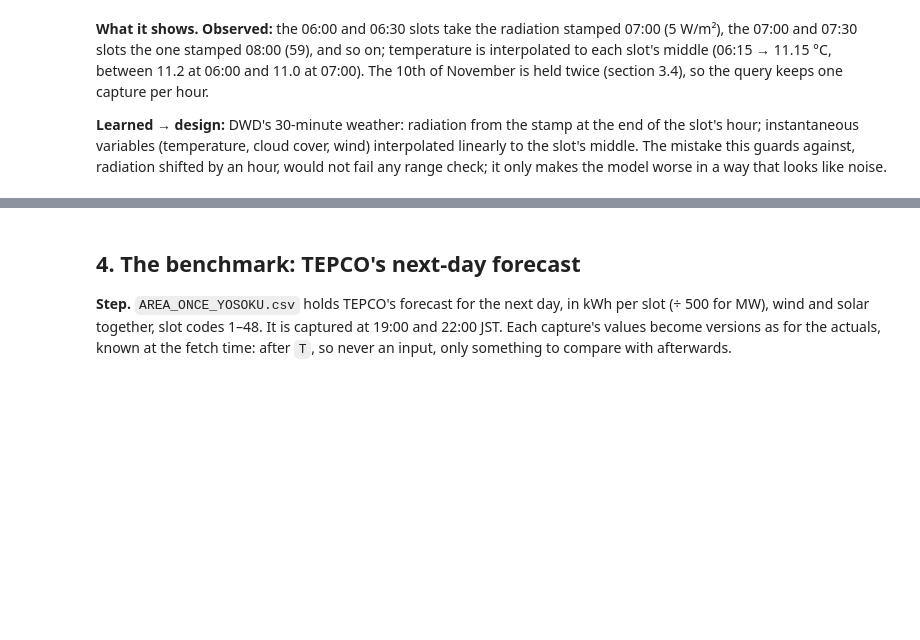
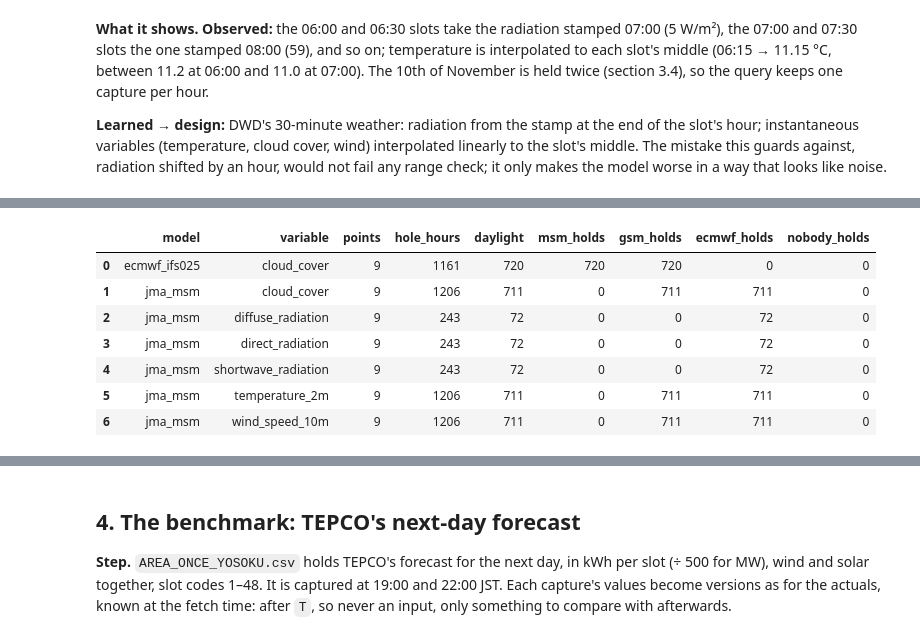
Before and after one commit to iahsanujunda/jtf, a Jupyter notebook: notebooks/04_ods_to_dwd.ipynb, the cells around one changed output, grey strips where cells are left out. Cells and saved outputs as stored; diff of their text form; code cells hidden in the pictures; blank space fills up the shorter version.

```diff
--- a/notebooks/04_ods_to_dwd.ipynb
+++ b/notebooks/04_ods_to_dwd.ipynb
@@ -555,0 +563,83 @@ sql("""
+# %%
+def setting(name: str) -> str:
+    if value := os.environ.get(name):
+        return value
+    lines = Path("../.env").read_text().splitlines()
+    env = dict(line.split("=", 1) for line in lines if "=" in line and not line.startswith("#"))
+    return env[name]
+
+
+DIM = f"{PROJECT}.{setting('JTF_DBT_DATASET_PREFIX')}_dim"  # dbt's DIM dataset: dim_daylight
+
+HOLES = f"""
+WITH held AS (
+  -- an hour is held if any copy has a value: parts of the history were fetched twice (3.4)
+  SELECT point, model, variable, valid_time, LOGICAL_OR(value IS NOT NULL) AS has
+  FROM (
+    SELECT point, model, valid_time, shortwave_radiation, direct_radiation, diffuse_radiation,
+           cloud_cover, temperature_2m, wind_speed_10m
+    FROM openmeteo_previous_runs
+    WHERE lead_days = 2
+  )
+  UNPIVOT INCLUDE NULLS (value FOR variable IN (shortwave_radiation, direct_radiation,
+    diffuse_radiation, cloud_cover, temperature_2m, wind_speed_10m))
+  GROUP BY point, model, variable, valid_time
+),
+spans AS (
+  SELECT point, model, variable,
+         MIN(IF(has, valid_time, NULL)) AS first_hour, MAX(IF(has, valid_time, NULL)) AS last_hour
+  FROM held
+  GROUP BY point, model, variable
+),
+grid AS (
+  SELECT point, model, variable, valid_time
+  FROM spans, UNNEST(GENERATE_TIMESTAMP_ARRAY(
+    GREATEST(first_hour, TIMESTAMP('2024-02-17', 'Asia/Tokyo')), last_hour, INTERVAL 1 HOUR
+  )) AS valid_time
+  WHERE first_hour IS NOT NULL  -- GSM has no radiation at all: not a hole
+),
+holes AS (
+  SELECT g.*
+  FROM grid AS g
+  LEFT JOIN held AS h USING (point, model, variable, valid_time)
+  WHERE NOT COALESCE(h.has, FALSE)
+),
+fed AS (
+  SELECT holes.*, slot_start
+  FROM holes, UNNEST(IF(variable LIKE '%radiation',
+    [TIMESTAMP_SUB(valid_time, INTERVAL 60 MINUTE), TIMESTAMP_SUB(valid_time, INTERVAL 30 MINUTE)],
+    [TIMESTAMP_SUB(valid_time, INTERVAL 60 MINUTE), TIMESTAMP_SUB(valid_time, INTERVAL 30 MINUTE),
+     valid_time, TIMESTAMP_ADD(valid_time, INTERVAL 30 MINUTE)])) AS slot_start
+),
+marked AS (
+  SELECT point, model, variable, valid_time, LOGICAL_OR(NOT d.is_night) AS daylight
+  FROM fed
+  JOIN `{DIM}.dim_daylight` AS d USING (slot_start)
+  GROUP BY point, model, variable, valid_time
+),
+covered AS (
+  SELECT m.*,
+         COALESCE(LOGICAL_OR(o.model = 'jma_msm' AND o.has), FALSE) AS by_msm,
+         COALESCE(LOGICAL_OR(o.model = 'jma_gsm' AND o.has), FALSE) AS by_gsm,
+         COALESCE(LOGICAL_OR(o.model = 'ecmwf_ifs025' AND o.has), FALSE) AS by_ecmwf
+  FROM marked AS m
+  LEFT JOIN held AS o
+    ON o.point = m.point AND o.variable = m.variable AND o.valid_time = m.valid_time
+   AND o.model != m.model
+  GROUP BY m.point, m.model, m.variable, m.valid_time, m.daylight
+)
+"""
+
+sql(
+    HOLES
+    + """
+SELECT model, variable, COUNT(DISTINCT point) AS points, COUNT(*) AS hole_hours,
+       COUNTIF(daylight) AS daylight, COUNTIF(daylight AND by_msm) AS msm_holds,
+       COUNTIF(daylight AND by_gsm) AS gsm_holds, COUNTIF(daylight AND by_ecmwf) AS ecmwf_holds,
+       COUNTIF(daylight AND NOT (by_msm OR by_gsm OR by_ecmwf)) AS nobody_holds
+FROM covered
+GROUP BY model, variable
+ORDER BY model, variable
+"""
+)
+# %% [output]
@@ -555,0 +647,8 @@ sql("""
+|  | model | variable | points | hole_hours | daylight | msm_holds | gsm_holds | ecmwf_holds | nobody_holds |
+| 0 | ecmwf_ifs025 | cloud_cover | 9 | 1161 | 720 | 720 | 720 | 0 | 0 |
+| 1 | jma_msm | cloud_cover | 9 | 1206 | 711 | 0 | 711 | 711 | 0 |
+| 2 | jma_msm | diffuse_radiation | 9 | 243 | 72 | 0 | 0 | 72 | 0 |
+| 3 | jma_msm | direct_radiation | 9 | 243 | 72 | 0 | 0 | 72 | 0 |
+| 4 | jma_msm | shortwave_radiation | 9 | 243 | 72 | 0 | 0 | 72 | 0 |
+| 5 | jma_msm | temperature_2m | 9 | 1206 | 711 | 0 | 711 | 711 | 0 |
+| 6 | jma_msm | wind_speed_10m | 9 | 1206 | 711 | 0 | 711 | 711 | 0 |
```
Also changed, not shown: parts of 12 cells of this notebook.
